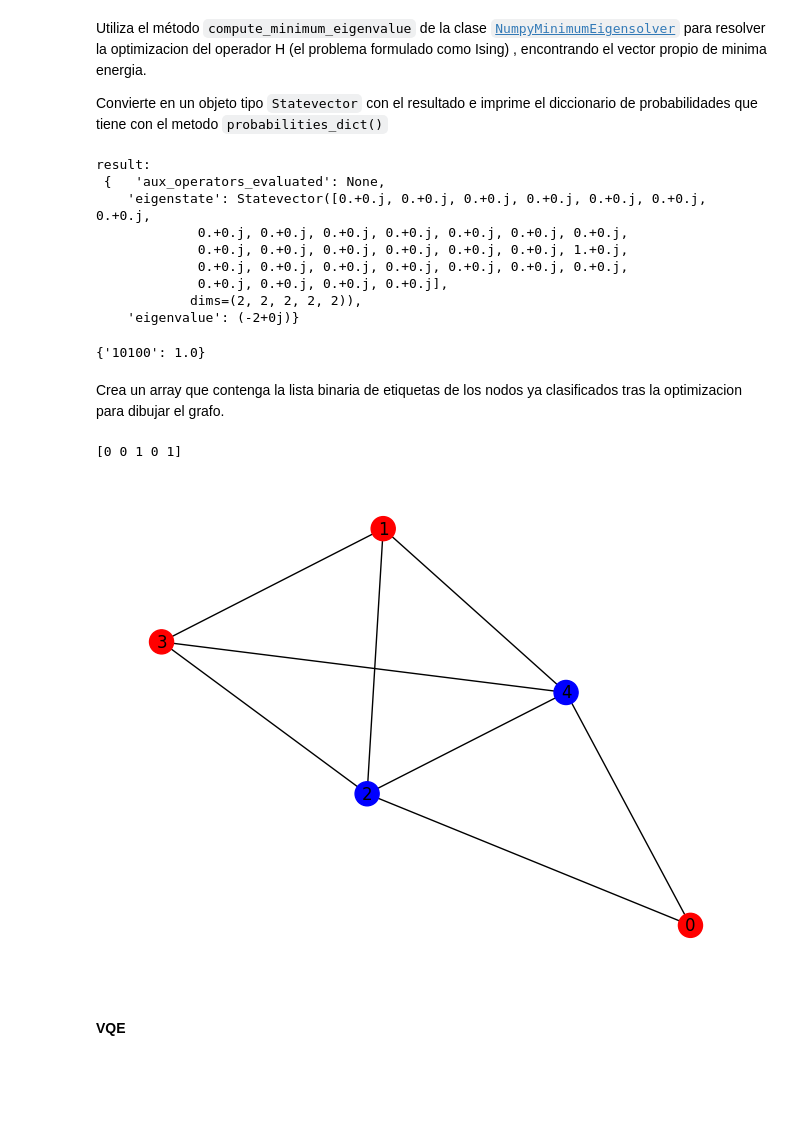
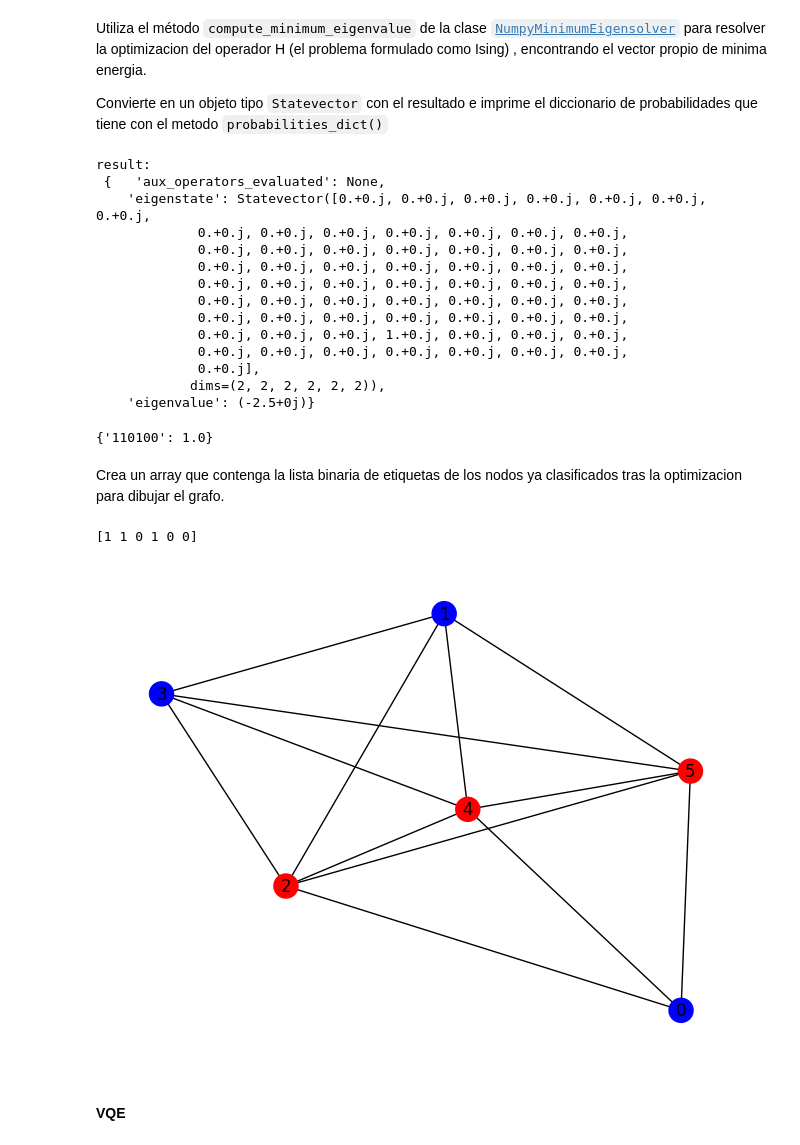
Before and after one commit to Mariomc10/AlgoritmosCuanticos, a Jupyter notebook: 14_Optimizacion_VQE_QAOA.ipynb, the cells around one changed output. Drawn from its saved outputs; the diff is of its cells as text; code cells hidden in the pictures; blank space fills up the shorter version.

```diff
--- a/14_Optimizacion_VQE_QAOA.ipynb
+++ b/14_Optimizacion_VQE_QAOA.ipynb
@@ -162,7 +162,7 @@ from qiskit_optimization.applications import Maxcut  #estas librerias de qiskit
 
 # Make a graph with degree=2 and #node=5
 #graph = # crea un grafo regular con parametros (d=2, n=5, seed=111) # https://networkx.org/documentation/stable/reference/generated/networkx.generators.random_graphs.random_regular_graph.html#random-regular-graph
-graph = nx.erdos_renyi_graph(5,0.8,seed=111) # crea un grafo erdos_renyi_graph con parametros (5, 0.8, seed=111)   #https://networkx.org/documentation/stable/reference/generated/networkx.generators.random_graphs.erdos_renyi_graph.html
+graph = nx.erdos_renyi_graph(6,0.8,seed=111) # crea un grafo erdos_renyi_graph con parametros (5, 0.8, seed=111)   #https://networkx.org/documentation/stable/reference/generated/networkx.generators.random_graphs.erdos_renyi_graph.html
 pos = nx.spring_layout(graph, seed=111)
 
 # Application class for a Max-cut problem
@@ -258,21 +259,26 @@ result:
  {   'aux_operators_evaluated': None,
     'eigenstate': Statevector([0.+0.j, 0.+0.j, 0.+0.j, 0.+0.j, 0.+0.j, 0.+0.j, 0.+0.j,
              0.+0.j, 0.+0.j, 0.+0.j, 0.+0.j, 0.+0.j, 0.+0.j, 0.+0.j,
-             0.+0.j, 0.+0.j, 0.+0.j, 0.+0.j, 0.+0.j, 0.+0.j, 1.+0.j,
              0.+0.j, 0.+0.j, 0.+0.j, 0.+0.j, 0.+0.j, 0.+0.j, 0.+0.j,
-             0.+0.j, 0.+0.j, 0.+0.j, 0.+0.j],
-            dims=(2, 2, 2, 2, 2)),
-    'eigenvalue': (-2+0j)}
+             0.+0.j, 0.+0.j, 0.+0.j, 0.+0.j, 0.+0.j, 0.+0.j, 0.+0.j,
+             0.+0.j, 0.+0.j, 0.+0.j, 0.+0.j, 0.+0.j, 0.+0.j, 0.+0.j,
+             0.+0.j, 0.+0.j, 0.+0.j, 0.+0.j, 0.+0.j, 0.+0.j, 0.+0.j,
+             0.+0.j, 0.+0.j, 0.+0.j, 0.+0.j, 0.+0.j, 0.+0.j, 0.+0.j,
+             0.+0.j, 0.+0.j, 0.+0.j, 1.+0.j, 0.+0.j, 0.+0.j, 0.+0.j,
+             0.+0.j, 0.+0.j, 0.+0.j, 0.+0.j, 0.+0.j, 0.+0.j, 0.+0.j,
+             0.+0.j],
+            dims=(2, 2, 2, 2, 2, 2)),
+    'eigenvalue': (-2.5+0j)}
-{'10100': 1.0}
+{'110100': 1.0}
 # %% [markdown]
 Crea un array que contenga la lista binaria de etiquetas de los nodos ya clasificados tras la optimizacion para dibujar el grafo.
 # %%
-nd=np.array([0,0,1,0,1]) # your code, create a list of labels for nodes of the type array([0,0,1,1,1])
+nd=np.array([1,1,0,1,0,0]) # your code, create a list of labels for nodes of the type array([0,0,1,1,1])
 print(nd)
 maxcut.draw(nd,pos=pos)
 # %% [output]
-[0 0 1 0 1]
+[1 1 0 1 0 0]
-[figure, old version]
+[figure, new version]
 # %% [markdown]
 #### VQE
 # %% [markdown]
```
Also changed, not shown: parts of 8 cells of this notebook, 1 other file.
